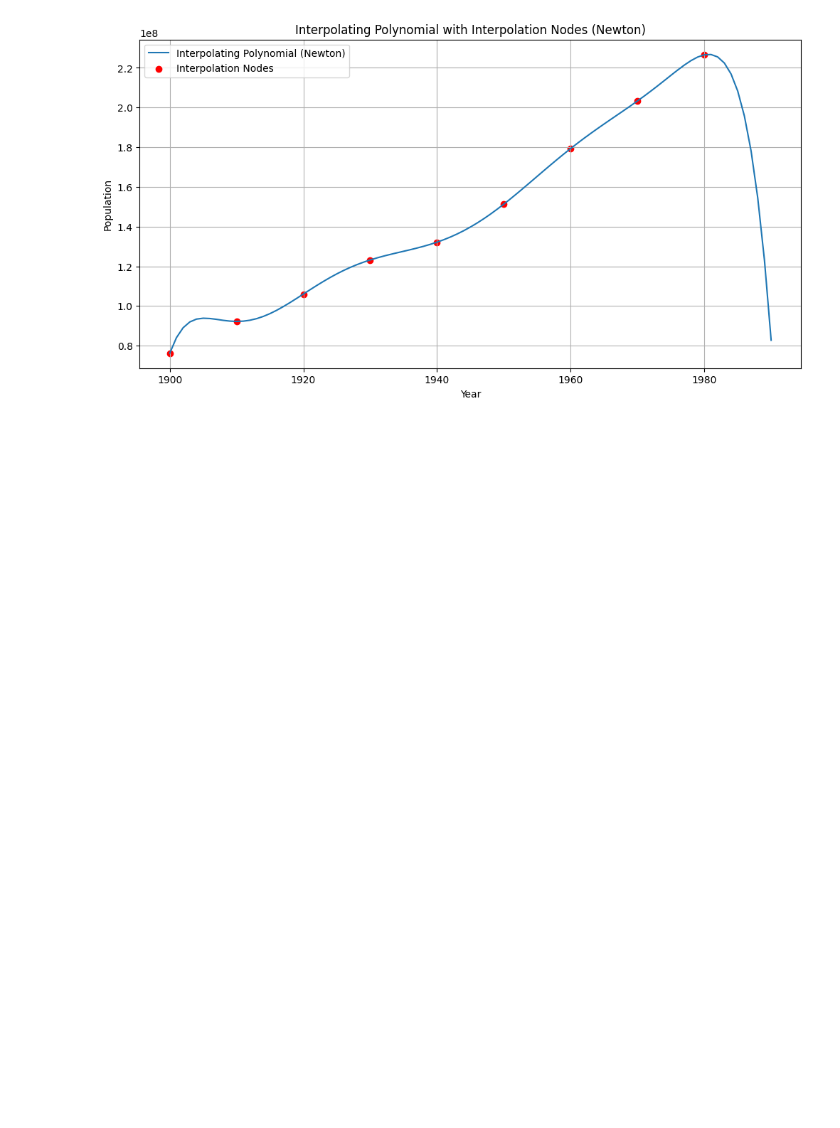
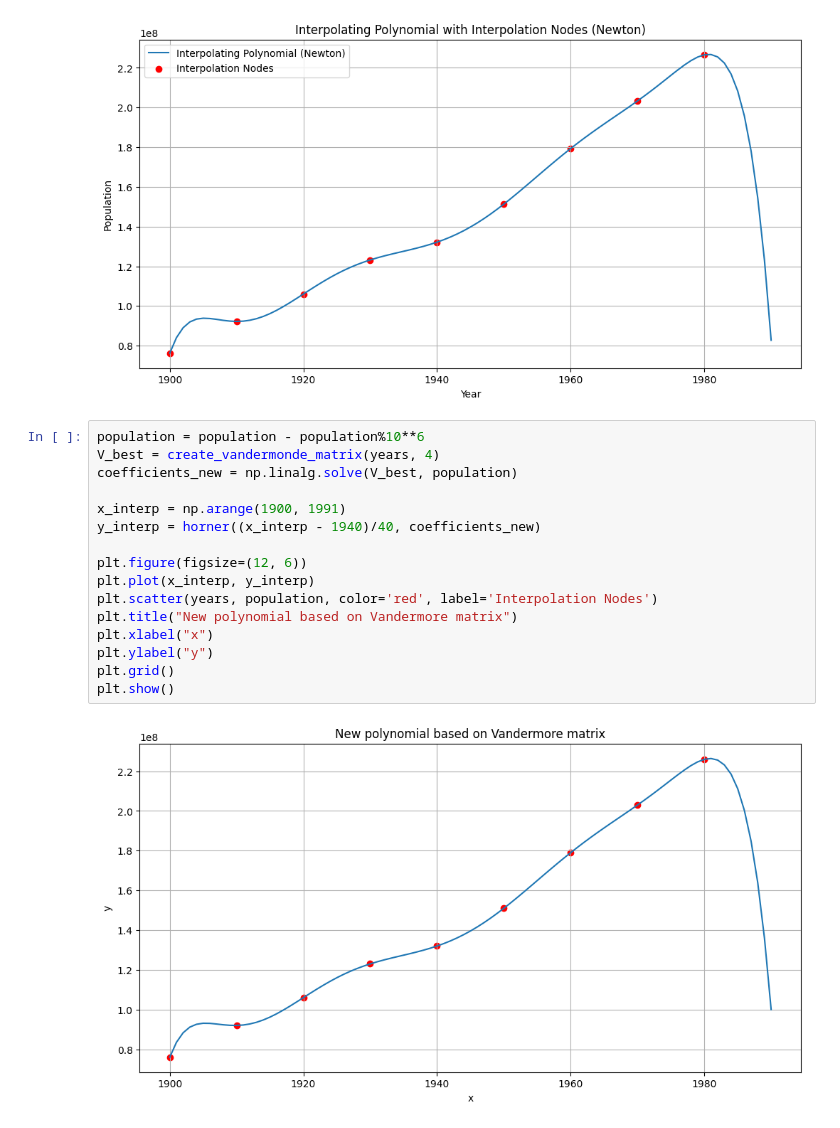
Before and after one commit to biganton/MOWNIT, a Jupyter notebook: lab3/lab3.ipynb, the cells around one changed output. Drawn from its saved outputs; the diff is of its cells as text; blank space fills up the shorter version.

```diff
--- a/lab3/lab3.ipynb
+++ b/lab3/lab3.ipynb
@@ -204,3 +204,21 @@ plt.grid(True)
 plt.show()
 # %% [output]
 [figure]
+# %%
+population = population - population%10**6
+V_best = create_vandermonde_matrix(years, 4)
+coefficients_new = np.linalg.solve(V_best, population)
+
+x_interp = np.arange(1900, 1991)
+y_interp = horner((x_interp - 1940)/40, coefficients_new)
+
+plt.figure(figsize=(12, 6))
+plt.plot(x_interp, y_interp)
+plt.scatter(years, population, color='red', label='Interpolation Nodes')
+plt.title("New polynomial based on Vandermore matrix")
+plt.xlabel("x")
+plt.ylabel("y")
+plt.grid()
+plt.show()
+# %% [output]
+[figure, added]
```
Also changed, not shown: parts of 2 cells of this notebook.
